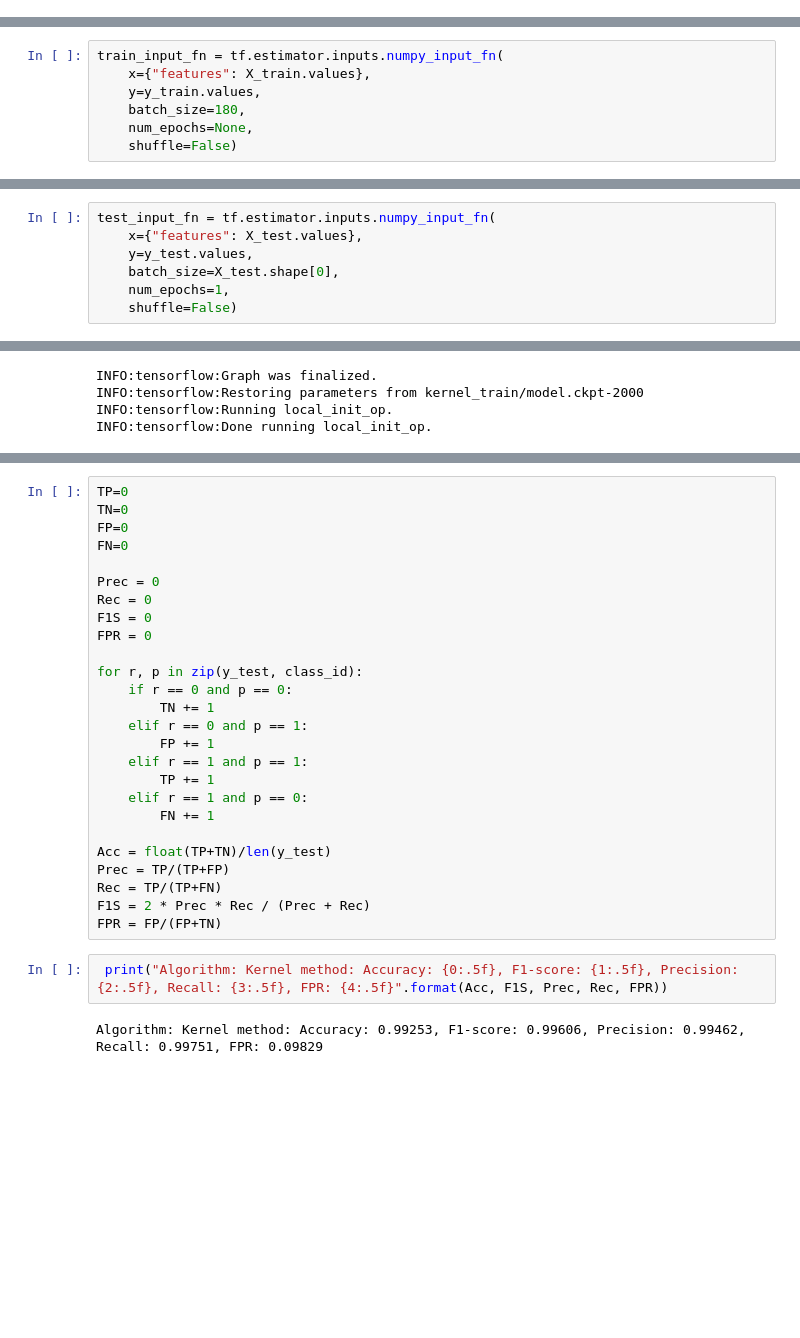
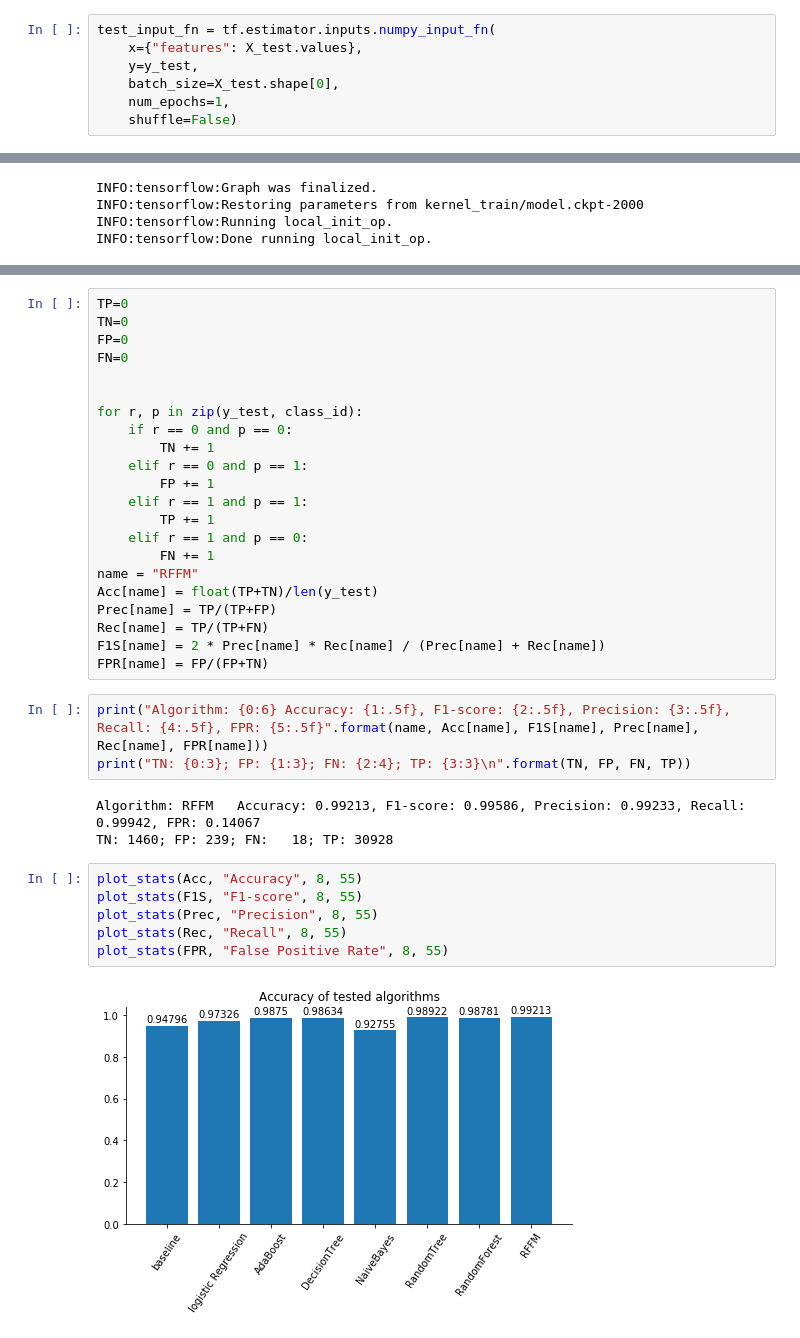
Before and after one commit to m4t22/ml_ids, a Jupyter notebook: single_dataset_analysis_new_approach.ipynb, the cells around one changed output, grey strips where cells are left out. Cells and saved outputs as stored; diff of their text form; blank space fills up the shorter version.

Commit message:
kernel method update + stats for all methods

```diff
--- a/single_dataset_analysis_new_approach.ipynb
+++ b/single_dataset_analysis_new_approach.ipynb
@@ -1266,0 +1118,7 @@ X_test = test.drop(["attack_flag"], axis=1).astype(np.float32)
+# %%
+test_input_fn = tf.estimator.inputs.numpy_input_fn(
+    x={"features": X_test.values},
+    y=y_test,
+    batch_size=X_test.shape[0],
+    num_epochs=1,
+    shuffle=False)
@@ -1287,7 +1128,0 @@ X_train.values.shape
-# %%
-train_input_fn = tf.estimator.inputs.numpy_input_fn(
-    x={"features": X_train.values},
-    y=y_train.values,
-    batch_size=180,
-    num_epochs=None,
-    shuffle=False)
@@ -1309,7 +1128,0 @@ X_test.shape
-# %%
-test_input_fn = tf.estimator.inputs.numpy_input_fn(
-    x={"features": X_test.values},
-    y=y_test.values,
-    batch_size=X_test.shape[0],
-    num_epochs=1,
-    shuffle=False)
@@ -1454,10 +1216,6 @@ TN=0
 FP=0
 FN=0
 
-Prec = 0
-Rec = 0
-F1S = 0
-FPR = 0
 
 for r, p in zip(y_test, class_id):
     if r == 0 and p == 0:
@@ -1468,13 +1226,23 @@ for r, p in zip(y_test, class_id):
         TP += 1
     elif r == 1 and p == 0:
         FN += 1
-
-Acc = float(TP+TN)/len(y_test)
-Prec = TP/(TP+FP)
-Rec = TP/(TP+FN)
-F1S = 2 * Prec * Rec / (Prec + Rec)
-FPR = FP/(FP+TN)
+name = "RFFM"
+Acc[name] = float(TP+TN)/len(y_test)
+Prec[name] = TP/(TP+FP)
+Rec[name] = TP/(TP+FN)
+F1S[name] = 2 * Prec[name] * Rec[name] / (Prec[name] + Rec[name])
+FPR[name] = FP/(FP+TN)
 # %%
- print("Algorithm: Kernel method: Accuracy: {0:.5f}, F1-score: {1:.5f}, Precision: {2:.5f}, Recall: {3:.5f}, FPR: {4:.5f}".format(Acc, F1S, Prec, Rec, FPR))
+print("Algorithm: {0:6} Accuracy: {1:.5f}, F1-score: {2:.5f}, Precision: {3:.5f}, Recall: {4:.5f}, FPR: {5:.5f}".format(name, Acc[name], F1S[name], Prec[name], Rec[name], FPR[name]))
+print("TN: {0:3}; FP: {1:3}; FN: {2:4}; TP: {3:3}\n".format(TN, FP, FN, TP))
 # %% [output]
-Algorithm: Kernel method: Accuracy: 0.99253, F1-score: 0.99606, Precision: 0.99462, Recall: 0.99751, FPR: 0.09829
+Algorithm: RFFM   Accuracy: 0.99213, F1-score: 0.99586, Precision: 0.99233, Recall: 0.99942, FPR: 0.14067
+TN: 1460; FP: 239; FN:   18; TP: 30928
+# %%
+plot_stats(Acc, "Accuracy", 8, 55)
+plot_stats(F1S, "F1-score", 8, 55)
+plot_stats(Prec, "Precision", 8, 55)
+plot_stats(Rec, "Recall", 8, 55)
+plot_stats(FPR, "False Positive Rate", 8, 55)
+# %% [output]
+[figure, added]
```
Also changed, not shown: parts of 48 cells of this notebook.
